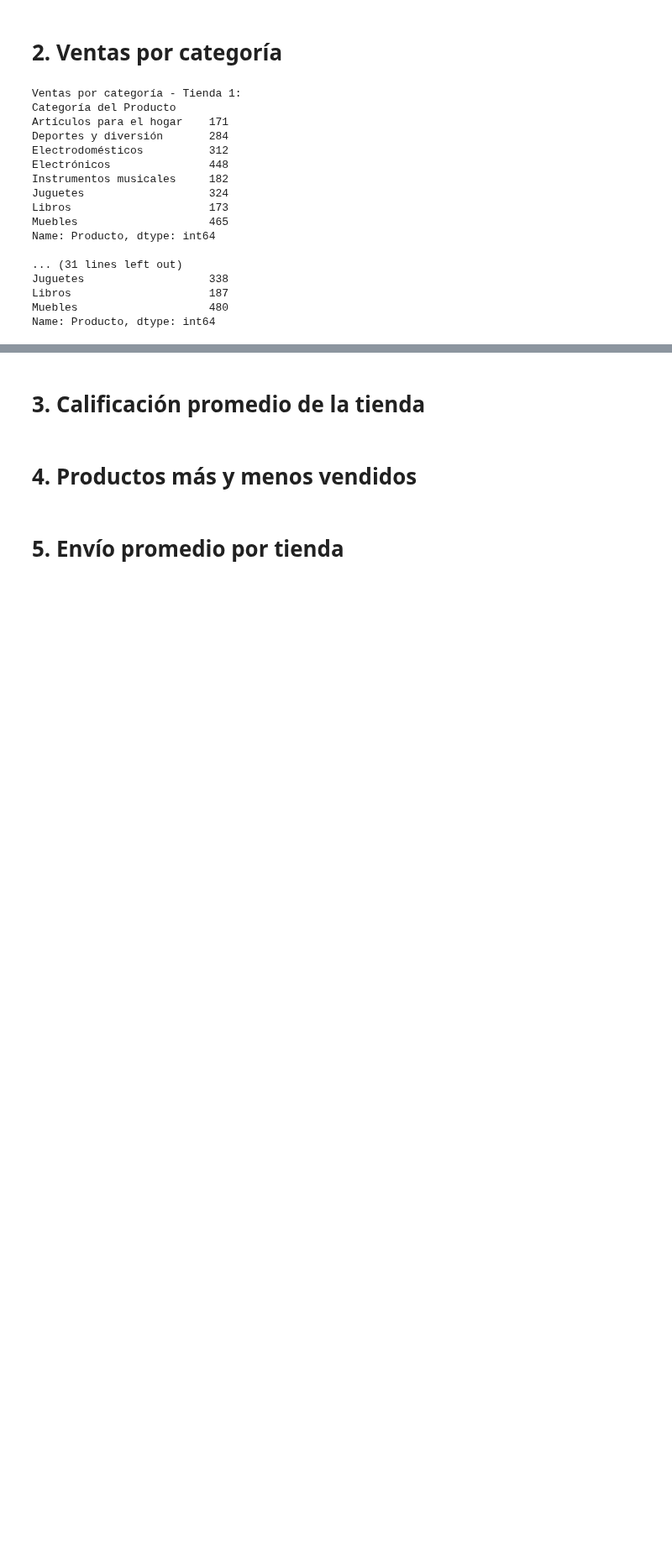
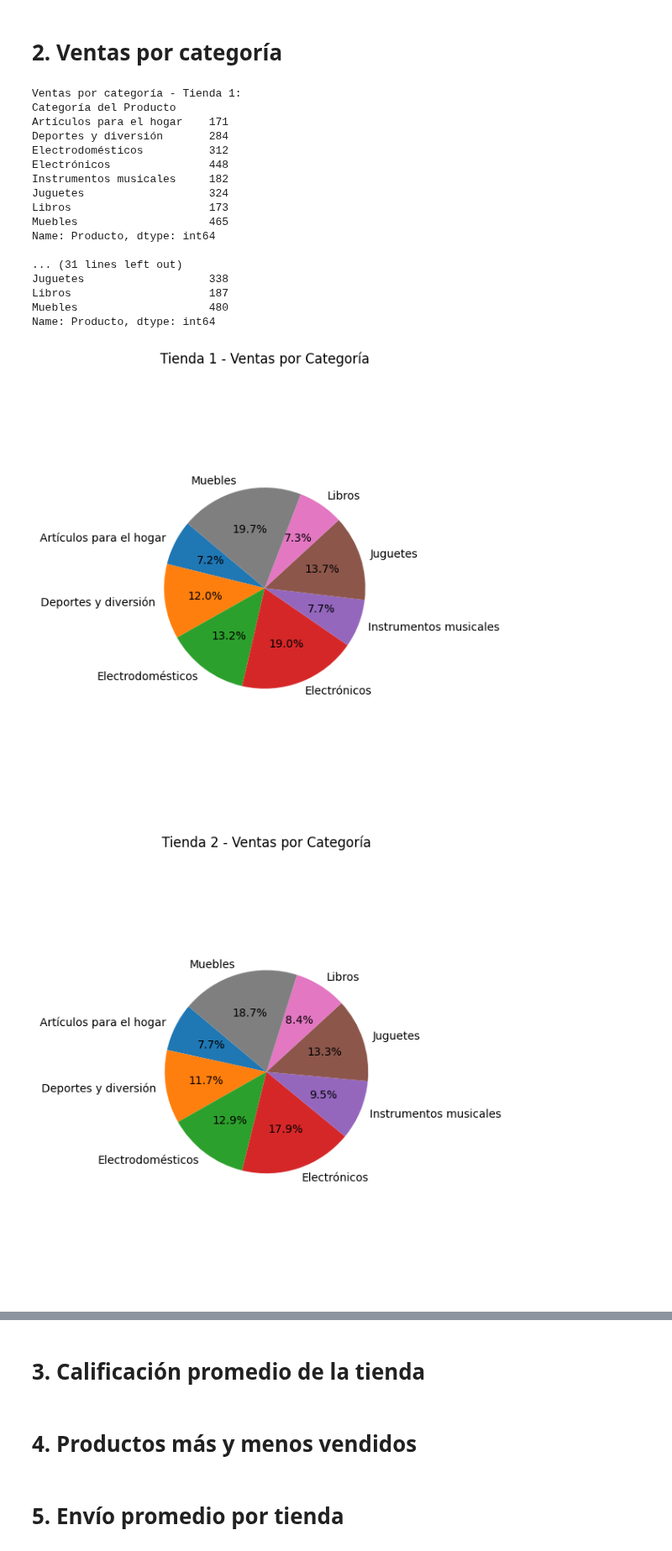
Before and after one commit to paulosky311/Challenge-Alura-Store, a Jupyter notebook: AluraStoreLatam.ipynb, the cells around one changed output, grey strips where cells are left out. Shown at 84% size. Cells and saved outputs as stored; diff of their text form; code cells hidden in the pictures; blank space fills up the shorter version.

```diff
--- a/AluraStoreLatam.ipynb
+++ b/AluraStoreLatam.ipynb
@@ -113,3 +113,45 @@ Juguetes                   338
 Libros                     187
 Muebles                    480
 Name: Producto, dtype: int64
+# %%
+# Productos por categoría
+cat1 = tienda.groupby('Categoría del Producto')['Producto'].count()
+cat2 = tienda2.groupby('Categoría del Producto')['Producto'].count()
+cat3 = tienda3.groupby('Categoría del Producto')['Producto'].count()
+cat4 = tienda4.groupby('Categoría del Producto')['Producto'].count()
+
+# Obtener todas las categorías únicas
+todas_categorias = sorted(set(cat1.index) | set(cat2.index) | set(cat3.index) | set(cat4.index))
+
+# Asignar colores consistentes por categoría
+import matplotlib.colors as mcolors
+color_list = list(mcolors.TABLEAU_COLORS.values())
+colores_categoria = {cat: color_list[i % len(color_list)] for i, cat in enumerate(todas_categorias)}
+
+# Función para graficar pie chart por tienda
+def graficar_torta(datos, titulo):
+    # Reordenar los datos para que incluyan todas las categorías
+    datos_completos = [datos.get(cat, 0) for cat in todas_categorias]
+    colores = [colores_categoria[cat] for cat in todas_categorias]
+
+    plt.figure(figsize=(6, 6))
+    plt.pie(
+        datos_completos,
+        labels=todas_categorias,
+        colors=colores,
+        autopct='%1.1f%%',
+        startangle=140
+    )
+    plt.title(titulo)
+    plt.axis('equal')  # Igual proporción
+    plt.tight_layout()
+    plt.show()
+
+# Crear gráficos
+graficar_torta(cat1, 'Tienda 1 - Ventas por Categoría')
+graficar_torta(cat2, 'Tienda 2 - Ventas por Categoría')
+graficar_torta(cat3, 'Tienda 3 - Ventas por Categoría')
+graficar_torta(cat4, 'Tienda 4 - Ventas por Categoría')
+# %% [output]
+[figure, added]
+[figure, added]
```
Also changed, not shown: parts of 1 cell of this notebook.
